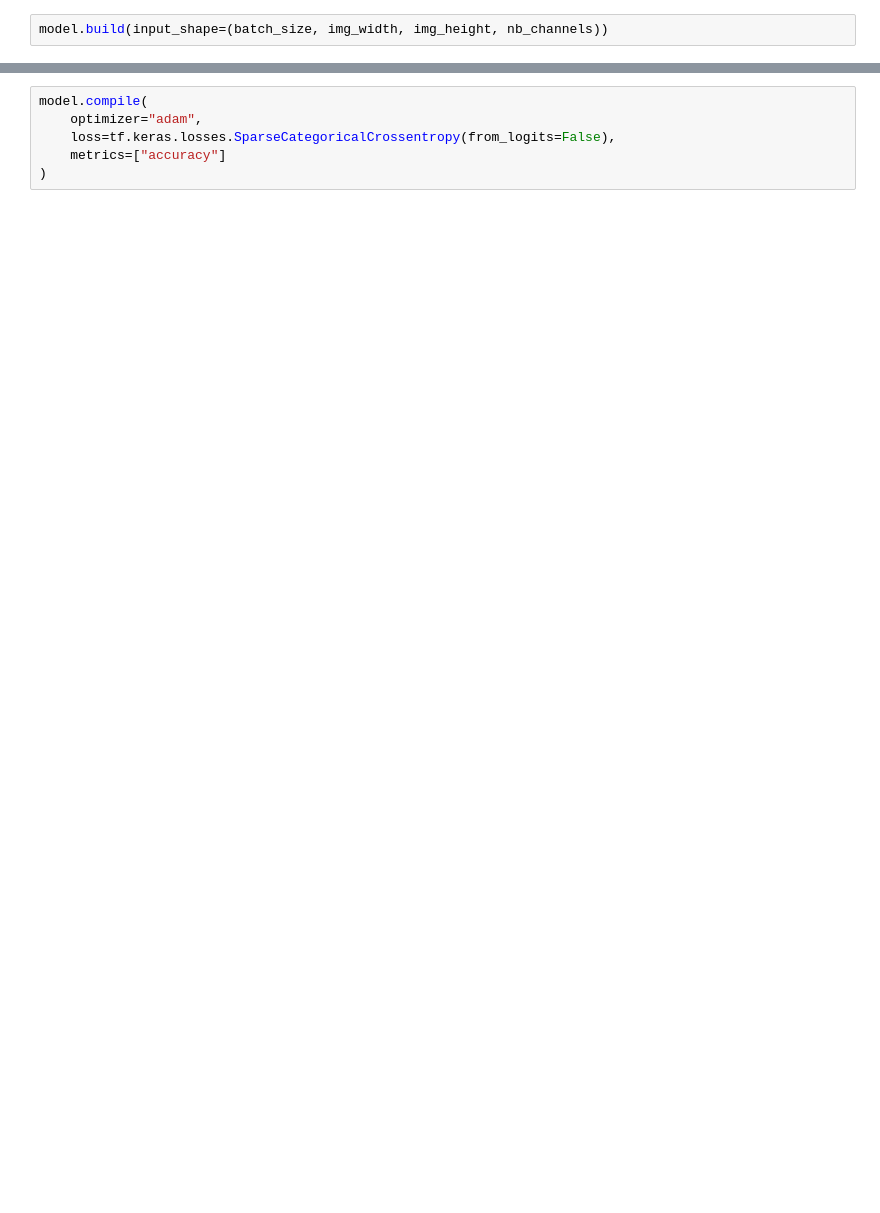
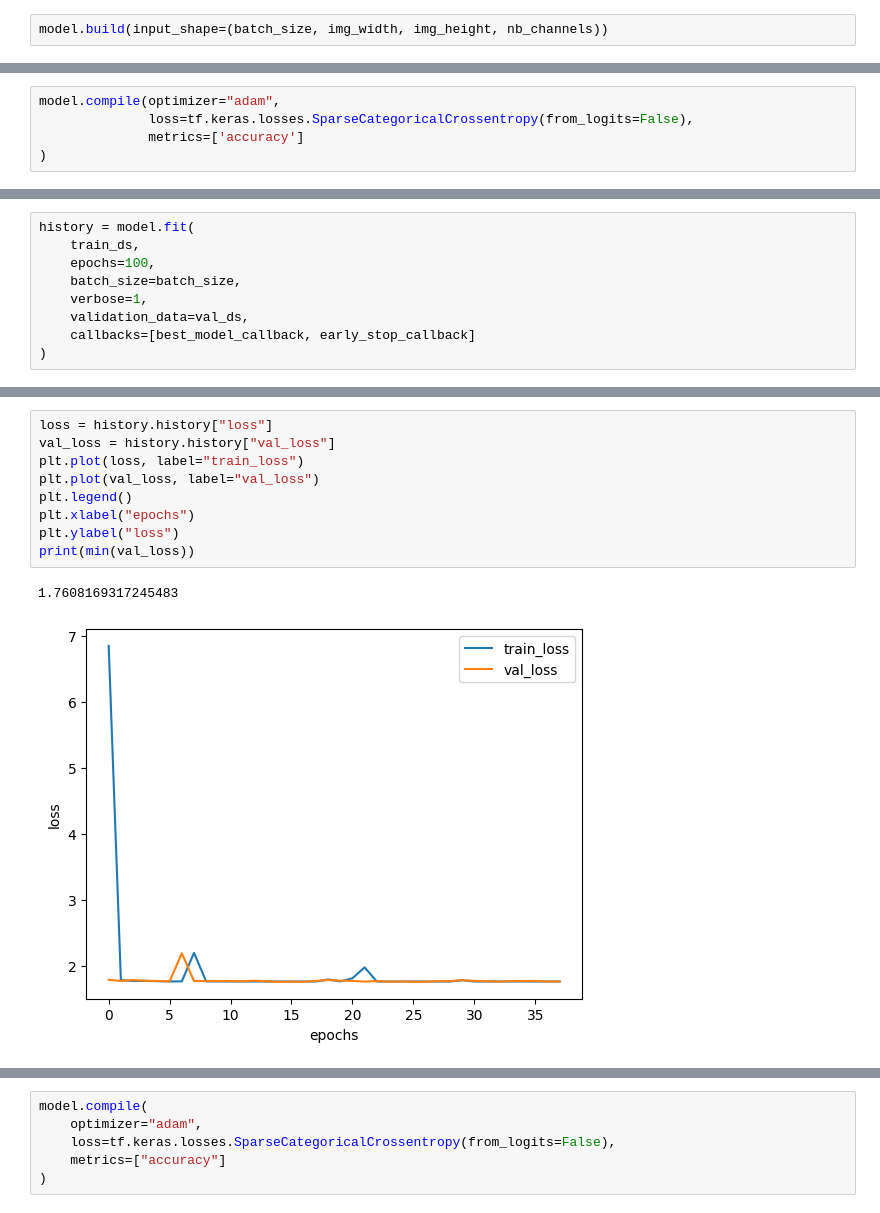
Before and after one commit to khirobenn/Chess-Piece-Classifier, a Jupyter notebook: model_training.ipynb, the cells around one changed output, grey strips where cells are left out. Drawn from its saved outputs; the diff is of its cells as text; blank space fills up the shorter version.

```diff
--- a/model_training.ipynb
+++ b/model_training.ipynb
@@ -107 +138,6 @@ Model: "sequential_2"
  Non-trainable params: 0 (0.00 B)
+# %%
+model.compile(optimizer="adam",
+              loss=tf.keras.losses.SparseCategoricalCrossentropy(from_logits=False),
+              metrics=['accuracy']
+)
@@ -107,0 +156,9 @@ Model: "sequential_2"
+# %%
+history = model.fit(
+    train_ds,
+    epochs=100,
+    batch_size=batch_size,
+    verbose=1,
+    validation_data=val_ds,
+    callbacks=[best_model_callback, early_stop_callback]
+)
@@ -107,0 +185,12 @@ Model: "sequential_2"
+# %%
+loss = history.history["loss"]
+val_loss = history.history["val_loss"]
+plt.plot(loss, label="train_loss")
+plt.plot(val_loss, label="val_loss")
+plt.legend()
+plt.xlabel("epochs")
+plt.ylabel("loss")
+print(min(val_loss))
+# %% [output]
+1.7608169317245483
+[figure, added]
```
Also changed, not shown: parts of 41 cells of this notebook, 1 other file.
